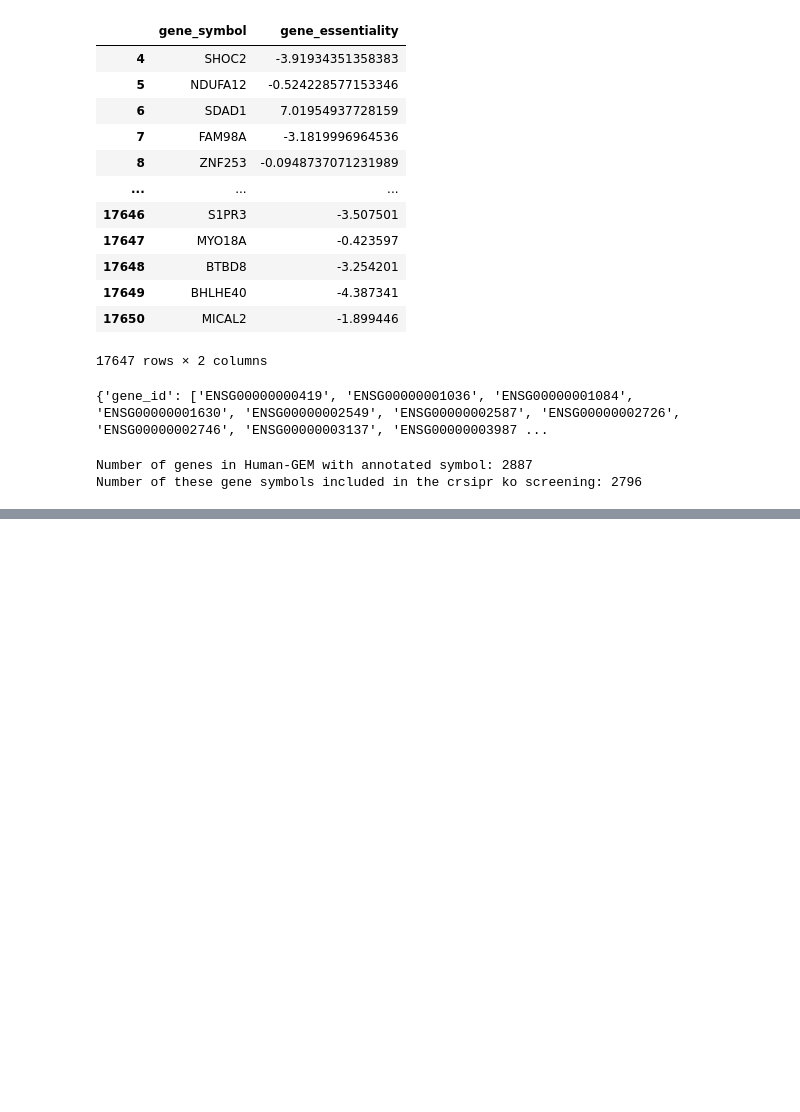
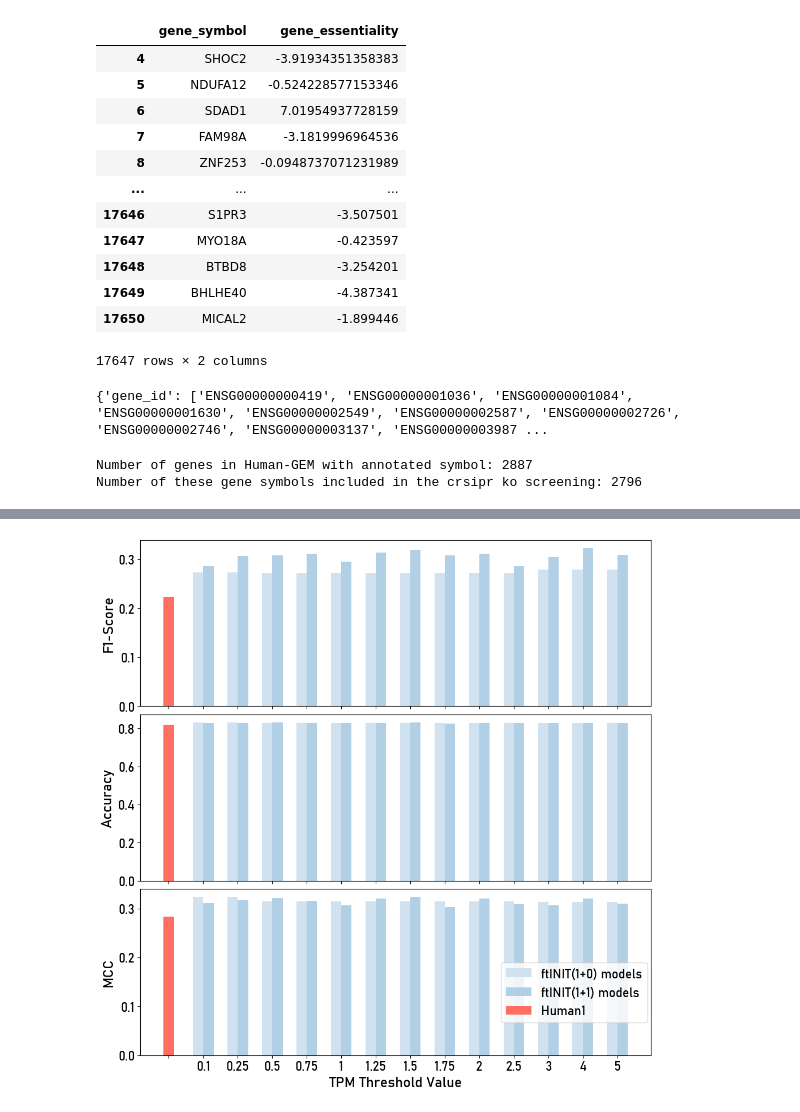
Before and after one commit to Philip-Mundt/thesis_scripts, a Jupyter notebook: model_validation/knockout_screen_comparison.ipynb, the cells around one changed output, grey strips where cells are left out. Cells and saved outputs as stored; diff of their text form; code cells hidden in the pictures; blank space fills up the shorter version.

```diff
--- a/model_validation/knockout_screen_comparison.ipynb
+++ b/model_validation/knockout_screen_comparison.ipynb
@@ -27,6 +25,7 @@ prefix = "A375_ftINIT"
 current_dir = pathlib.Path(os.getcwd())
 data_dir = current_dir.parent / "datasets" / "validation" / "crispr_ko_fitness_scores" / "Project_score_combined_Sanger_v2_Broad_21Q2_fitness_scores_scaled_bayesian_factors_20240111.tsv"
 model_dir = current_dir.parent / "models"
+output_dir = current_dir / "validation_data"
 # %%
 # read in CRISPR-ko gene essentiality data (as bayesian factor)
 df_essentiality = pd.read_csv(data_dir, delimiter="\t")
@@ -108,17 +120,8 @@ df_essentiality["gene_essentiality"] = df_essentiality["gene_essentiality"].asty
 # %%
 # perform single gene knockouts for all genes with CRISPR-ko data for all models
-mdl_list = []
-for file in model_dir.iterdir():
-    if file.name.startswith(prefix) and (file.suffix == ".mat"):
-        mdl_name = file.stem
-        mdl_list.append(mdl_name)
-n = len(mdl_list)
-print(f"{n} ftINIT models found:")
-print(mdl_list)
-
 i = 0
 for file in model_dir.iterdir():
-    if file.stem in mdl_list:
+    if (file.stem in mdl_list) and (file.suffix == ".mat"):
         i += 1
         mdl_name = file.stem
         print()
@@ -166,3 +146,5 @@ Working on A375_ftINIT_1+0_thr400_model (12/26)
+# %%
+df_essentiality = pd.read_csv(output_dir / "in_silico_knockouts_A375.tsv", delimiter="\t")
 # %%
 # making a simple and a more detailed confusion matrix for every model
 confusion_matrices = {}
@@ -344,3 +305,68 @@ Name: F1-Score, dtype: float64
+# %%
+# Extract F1-Score and Accuracy data
+F1_10_scores = df_model_predictive_capability.loc[df_model_predictive_capability.index.str.contains("0_thr"), "F1-Score"]
+F1_11_scores = df_model_predictive_capability.loc[df_model_predictive_capability.index.str.contains("1_thr"), "F1-Score"]
+F1_human1_score = df_model_predictive_capability.loc[df_model_predictive_capability.index.str.contains("Human-GEM"), "F1-Score"]
+
+F1_10_acc = df_model_predictive_capability.loc[df_model_predictive_capability.index.str.contains("0_thr"), "Accuracy"]
+F1_11_acc = df_model_predictive_capability.loc[df_model_predictive_capability.index.str.contains("1_thr"), "Accuracy"]
+F1_human1_acc = df_model_predictive_capability.loc[df_model_predictive_capability.index.str.contains("Human-GEM"), "Accuracy"]
+
+# Extract MCC data
+F1_10_mcc = df_model_predictive_capability.loc[df_model_predictive_capability.index.str.contains("0_thr"), "MCC"]
+F1_11_mcc = df_model_predictive_capability.loc[df_model_predictive_capability.index.str.contains("1_thr"), "MCC"]
+F1_human1_mcc = df_model_predictive_capability.loc[df_model_predictive_capability.index.str.contains("Human-GEM"), "MCC"]
+
+# Number of data points
+x = np.arange(len(F1_10_scores))  # Create a range for the x-axis positions
+
+# Bar width
+bar_width = 0.3
+
+# Set font globally
+plt.rcParams['font.family'] = 'Bahnschrift'
+
+# Create the combined plot with 3 subplots
+fig, axes = plt.subplots(3, 1, figsize=(10, 10), sharex=True)  # Now three rows
+
+# Plot F1-Scores
+axes[0].bar(x - bar_width / 2, F1_10_scores, width=bar_width, label='ftINIT(1+0) models', color="#D0E2F0")
+axes[0].bar(x + bar_width / 2, F1_11_scores, width=bar_width, label='ftINIT(1+1) models', color="#B1CFE5")
+axes[0].bar(-1, F1_human1_score, width=bar_width, label='Human1', color="#FF6F61")  # Reference value on the left
+axes[0].set_ylabel('F1-Score', fontsize=18)
+axes[0].tick_params(axis='y', labelsize=16)
+
+# Plot Accuracies
+axes[1].bar(x - bar_width / 2, F1_10_acc, width=bar_width, label='ftINIT(1+0) models', color="#D0E2F0")
+axes[1].bar(x + bar_width / 2, F1_11_acc, width=bar_width, label='ftINIT(1+1) models', color="#B1CFE5")
+axes[1].bar(-1, F1_human1_acc, width=bar_width, label='Human1', color="#FF6F61")  # Reference value on the left
+axes[1].set_ylabel('Accuracy', fontsize=18)
+axes[1].tick_params(axis='y', labelsize=16)
+
+# Plot MCC values
+axes[2].bar(x - bar_width / 2, F1_10_mcc, width=bar_width, label='ftINIT(1+0) models', color="#D0E2F0")
+axes[2].bar(x + bar_width / 2, F1_11_mcc, width=bar_width, label='ftINIT(1+1) models', color="#B1CFE5")
+axes[2].bar(-1, F1_human1_mcc, width=bar_width, label='Human1', color="#FF6F61")  # Reference value on the left
+axes[2].set_ylabel('MCC', fontsize=18)
+axes[2].set_xlabel('TPM Threshold Value', fontsize=18)
+axes[2].tick_params(axis='y', labelsize=16)
+axes[2].tick_params(axis='x', labelsize=16)
+axes[2].set_xticks([-1] + list(x))  # Add an extra tick for the reference point
+axes[2].set_xticklabels(['', 0.1, 0.25, 0.5, 0.75, 1, 1.25, 1.5, 1.75, 2, 2.5, 3, 4, 5])
+
+# Add a single legend for all subplots
+handles, labels = axes[0].get_legend_handles_labels()  # Retrieve handles and labels from the first subplot
+fig.legend(handles, labels, fontsize=16, loc="upper right", bbox_to_anchor=(0.99, 0.25))  # Position at the top
+
+# Adjust layout
+plt.tight_layout()
+plt.subplots_adjust(hspace=0.05)  # Reduce vertical space between subplots
+
+# Save and show the combined plot
+plt.savefig(output_dir / "combined_F1_Accuracy_MCC_with_reference_left.svg")
+plt.show()
+# %% [output]
+[figure, added]
 # %%
 # save confusion matrices in excel for formatting
 
```
Also changed, not shown: parts of 10 cells of this notebook, 20 other files.
